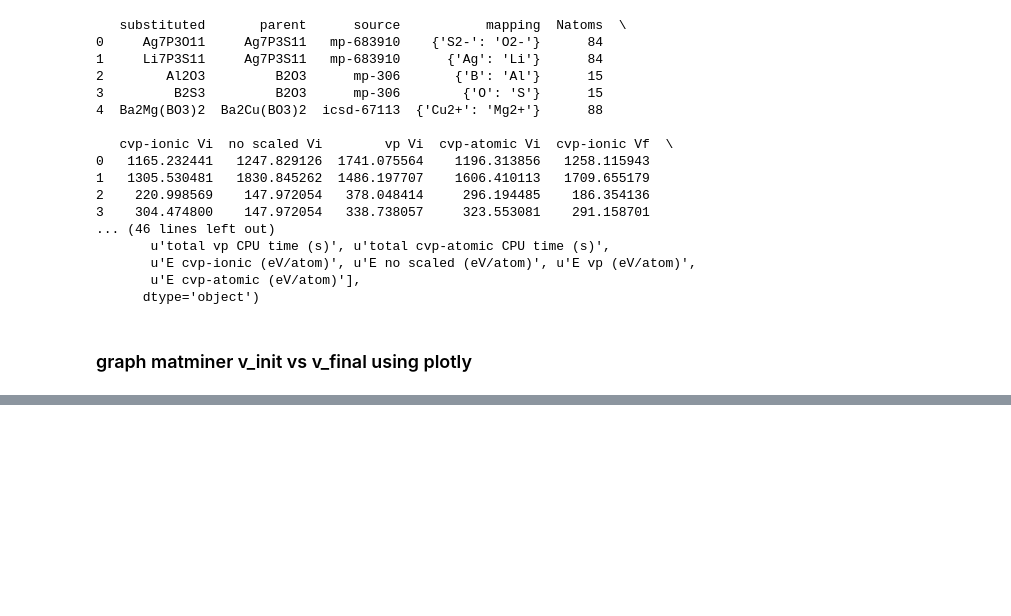
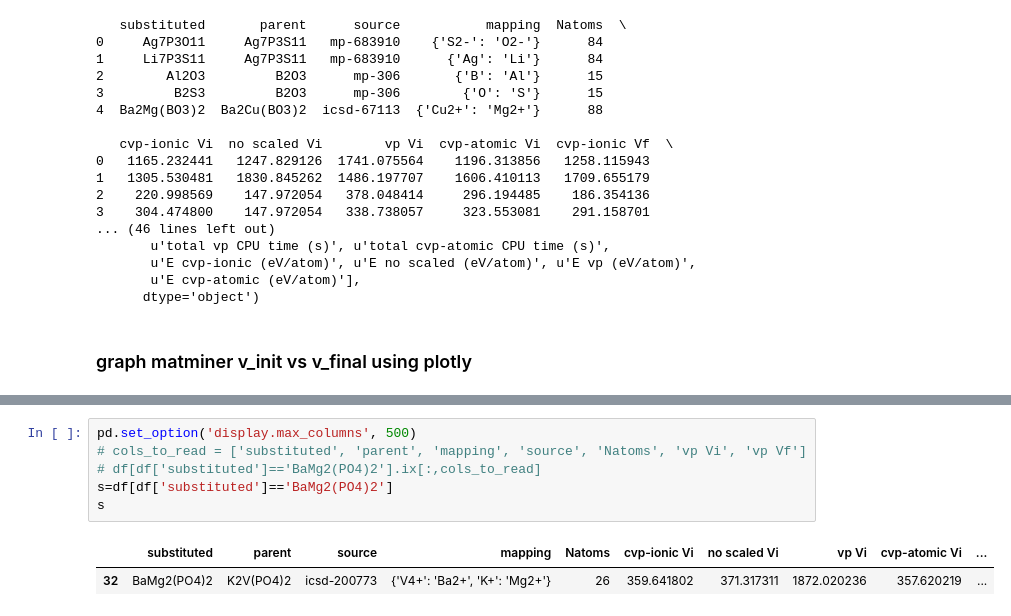
Before and after one commit to sayanroyc/HackingMaterials, a Jupyter notebook: VolumePredictor/computed_vs_predicted_vol.ipynb, the cells around one changed output, grey strips where cells are left out. Drawn from its saved outputs; the diff is of its cells as text; blank space fills up the shorter version.

```diff
--- a/VolumePredictor/computed_vs_predicted_vol.ipynb
+++ b/VolumePredictor/computed_vs_predicted_vol.ipynb
@@ -61,3 +61,12 @@ PlotlyFig(x_title='matminer Initial Volume/Atom', y_title='matminer Final Volume
 # %% [output]
 [interactive output not drawn]
 [interactive output not drawn]
+# %%
+pd.set_option('display.max_columns', 500)
+# cols_to_read = ['substituted', 'parent', 'mapping', 'source', 'Natoms', 'vp Vi', 'vp Vf']
+# df[df['substituted']=='BaMg2(PO4)2'].ix[:,cols_to_read]
+s=df[df['substituted']=='BaMg2(PO4)2']
+s
+# %% [output]
+|  | substituted | parent | source | mapping | Natoms | cvp-ionic Vi | no scaled Vi | vp Vi | cvp-atomic Vi | ... |
+| 32 | BaMg2(PO4)2 | K2V(PO4)2 | icsd-200773 | {'V4+': 'Ba2+', 'K+': 'Mg2+'} | 26 | 359.641802 | 371.317311 | 1872.020236 | 357.620219 | ... |
```
Also changed, not shown: parts of 8 cells of this notebook.
